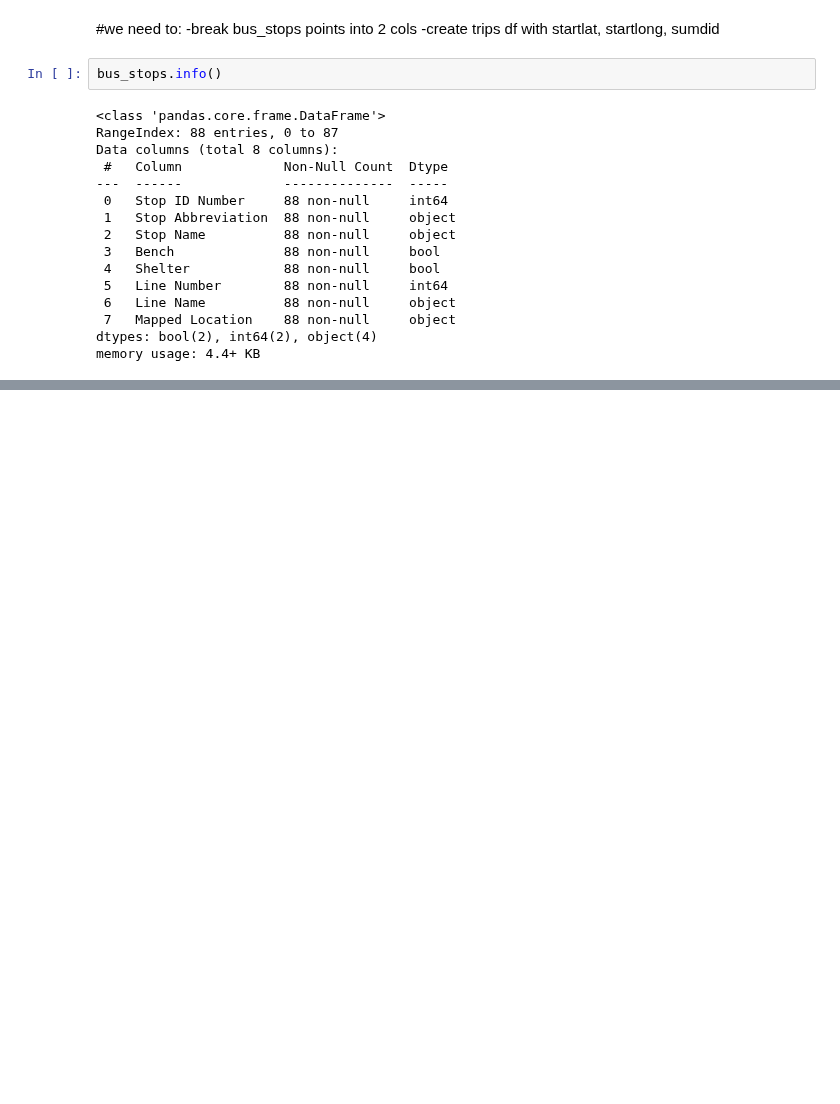
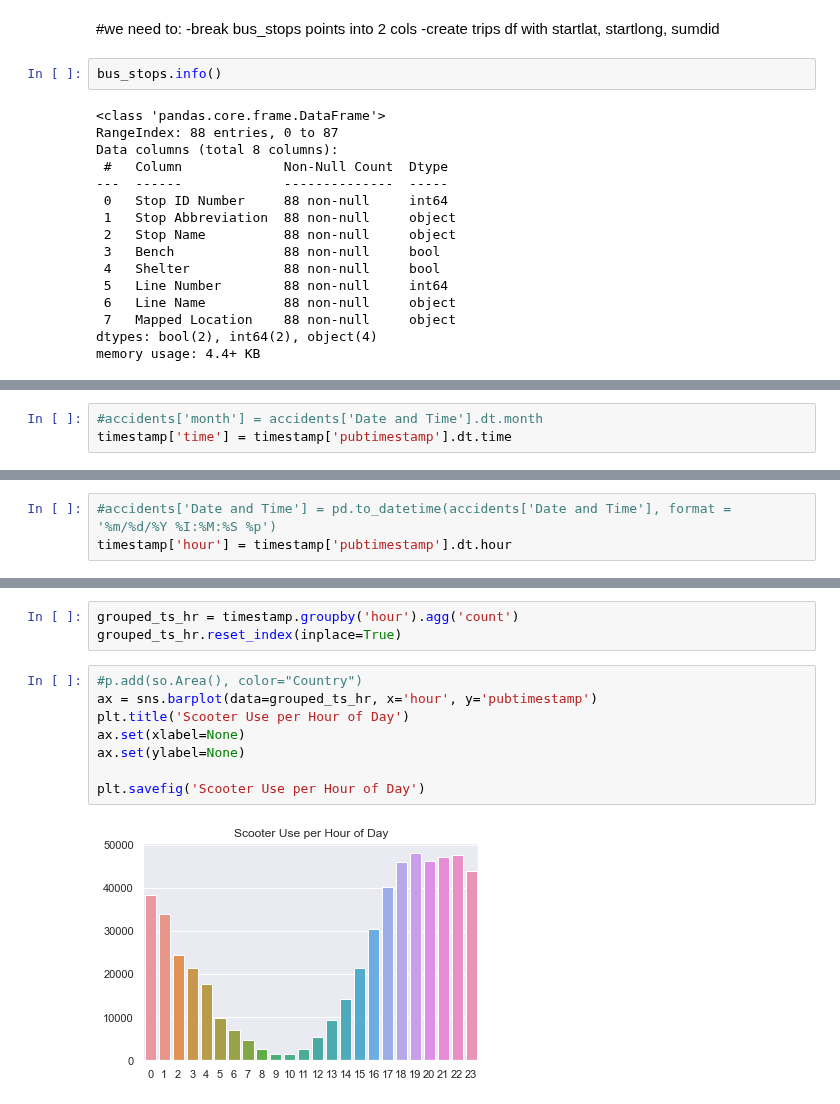
Before and after one commit to NSS-Data-Analytics-Cohort-10/scooters-group-2, a Jupyter notebook: notebooks/scooters.ipynb, the cells around one changed output, grey strips where cells are left out. Saved outputs shown, nothing was run; the diff lists cells and outputs as text; blank space fills up the shorter version.

```diff
--- a/notebooks/scooters.ipynb
+++ b/notebooks/scooters.ipynb
@@ -593,0 +664,3 @@ memory usage: 4.4+ KB
+# %%
+#accidents['month'] = accidents['Date and Time'].dt.month
+timestamp['time'] = timestamp['pubtimestamp'].dt.time
@@ -593,0 +676,3 @@ memory usage: 4.4+ KB
+# %%
+#accidents['Date and Time'] = pd.to_datetime(accidents['Date and Time'], format = '%m/%d/%Y %I:%M:%S %p')
+timestamp['hour'] = timestamp['pubtimestamp'].dt.hour
@@ -593,0 +688,13 @@ memory usage: 4.4+ KB
+# %%
+grouped_ts_hr = timestamp.groupby('hour').agg('count')
+grouped_ts_hr.reset_index(inplace=True)
+# %%
+#p.add(so.Area(), color="Country")
+ax = sns.barplot(data=grouped_ts_hr, x='hour', y='pubtimestamp')
+plt.title('Scooter Use per Hour of Day')
+ax.set(xlabel=None)
+ax.set(ylabel=None)
+
+plt.savefig('Scooter Use per Hour of Day')
+# %% [output]
+[figure, added]
```
Also changed, not shown: parts of 12 cells of this notebook, 3 other files.
